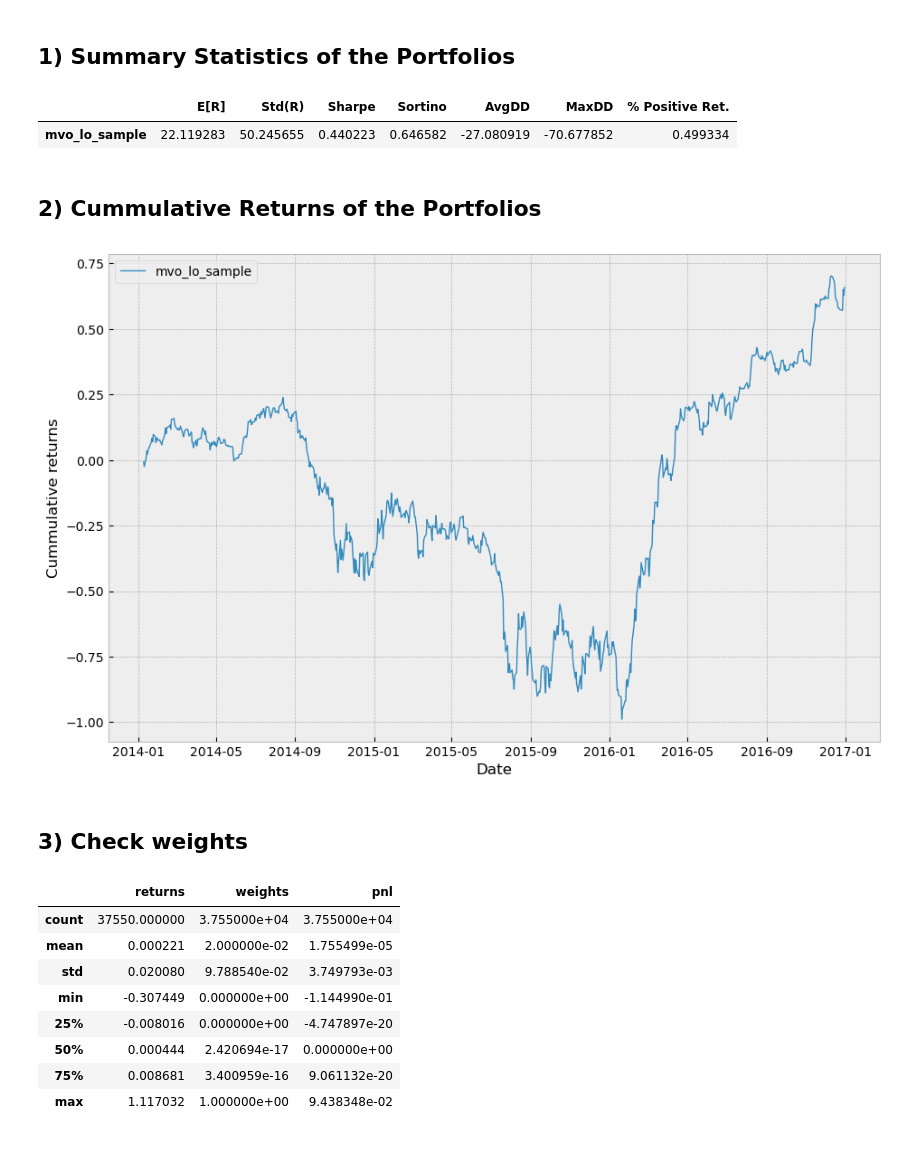
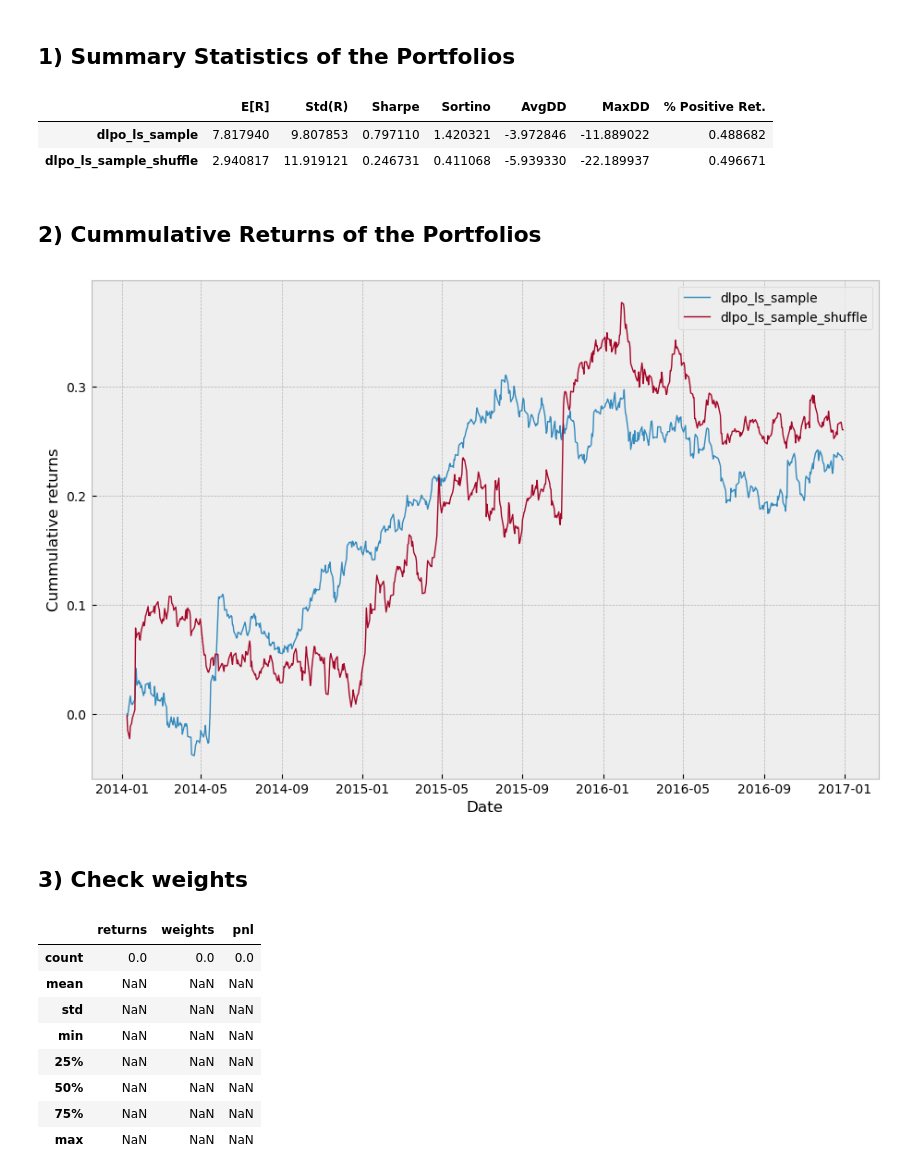
Before and after one commit to dcuoliveira/graph-portfolio-opt, a Jupyter notebook: src/results_debug.ipynb, the cells around one changed output. Drawn from its saved outputs; the diff is of its cells as text; code cells hidden in the pictures; blank space fills up the shorter version.

```diff
--- a/src/results_debug.ipynb
+++ b/src/results_debug.ipynb
@@ -11,22 +11,8 @@ from utils.diagnostics import compute_summary_statistics
 plt.style.use('bmh')
 plt.rcParams['lines.linewidth'] = 1
 # %%
-model_names = ["mvo_lo_sample"]
+model_names = ["dlpo_ls_sample", "dlpo_ls_sample_shuffle"]
 stats_order = ["E[R]", "Std(R)", "Sharpe", "Sortino", "AvgDD", "MaxDD", "% Positive Ret."]
-# %%
-def aggregate_results(path):
-    files = glob.glob(os.path.join(path, "*.csv"))
-
-    all_summary = []
-    for f in files:
-        summary = pd.read_csv(f)
-
-        all_summary.append(summary)
-
-    all_summary_df = pd.concat(all_summary)
-    all_summary_df.sort_values("date", inplace=True)
-
-    return all_summary_df.reset_index(drop=True)
 # %%
 all_summary = []
 
@@ -51,7 +37,6 @@ all_summary_df = pd.concat(all_summary, axis=0)
 # %% [markdown]
 ## 1) Summary Statistics of the Portfolios
 # %%
-
 all_stats = {}
 for model in model_names:
 
@@ -64,40 +49,41 @@ all_stats_df = pd.DataFrame(all_stats).T[stats_order]
 display(HTML(all_stats_df.to_html()))
 # %% [output]
 |  | E[R] | Std(R) | Sharpe | Sortino | AvgDD | MaxDD | % Positive Ret. |
-| mvo_lo_sample | 22.119283 | 50.245655 | 0.440223 | 0.646582 | -27.080919 | -70.677852 | 0.499334 |
+| dlpo_ls_sample | 7.817940 | 9.807853 | 0.797110 | 1.420321 | -3.972846 | -11.889022 | 0.488682 |
+| dlpo_ls_sample_shuffle | 2.940817 | 11.919121 | 0.246731 | 0.411068 | -5.939330 | -22.189937 | 0.496671 |
 # %% [markdown]
 ## 2) Cummulative Returns of the Portfolios
 # %%
 
 fig, ax = plt.subplots(figsize=(11, 7))
 for model in model_names:
     summary_df = all_summary_df.loc[all_summary_df["model"] == model]
-    cum_pnl_df = summary_df.groupby("date").sum()[["pnl"]].loc["2004-01-01":].cumsum().reset_index()
+    cum_pnl_df = summary_df.groupby("date").sum()[["pnl"]].loc["2014-01-01":].cumsum().reset_index()
     ax.plot(pd.to_datetime(cum_pnl_df['date']), cum_pnl_df["pnl"], label=model)
 
 plt.xlabel("Date")
 plt.ylabel("Cummulative returns")
 plt.legend(loc='best', fontsize=10)
 # fig.savefig('img/' + ticker + '_' + key1 + '_fs_methods.png')
 plt.show()
 # %% [output]
-[figure, old version]
+[figure, new version]
 # %% [markdown]
 ## 3) Check weights
 # %%
-check_name = "mvo_lo_sample"
+check_name = "dlpo_lo_sample"
 
 all_summary_df.loc[all_summary_df["model"] == check_name, ["returns", "weights", "pnl"]].describe()
 # %% [output]
 |  | returns | weights | pnl |
-| count | 37550.000000 | 3.755000e+04 | 3.755000e+04 |
-| mean | 0.000221 | 2.000000e-02 | 1.755499e-05 |
-| std | 0.020080 | 9.788540e-02 | 3.749793e-03 |
-| min | -0.307449 | 0.000000e+00 | -1.144990e-01 |
-| 25% | -0.008016 | 0.000000e+00 | -4.747897e-20 |
-| 50% | 0.000444 | 2.420694e-17 | 0.000000e+00 |
-| 75% | 0.008681 | 3.400959e-16 | 9.061132e-20 |
-| max | 1.117032 | 1.000000e+00 | 9.438348e-02 |
+| count | 0.0 | 0.0 | 0.0 |
+| mean | NaN | NaN | NaN |
+| std | NaN | NaN | NaN |
+| min | NaN | NaN | NaN |
+| 25% | NaN | NaN | NaN |
+| 50% | NaN | NaN | NaN |
+| 75% | NaN | NaN | NaN |
+| max | NaN | NaN | NaN |
 # %%
 all_summary_df.loc[all_summary_df["returns"] >= 1.11]
 # %% [output]
```
Also changed, not shown: parts of 3 cells of this notebook.
